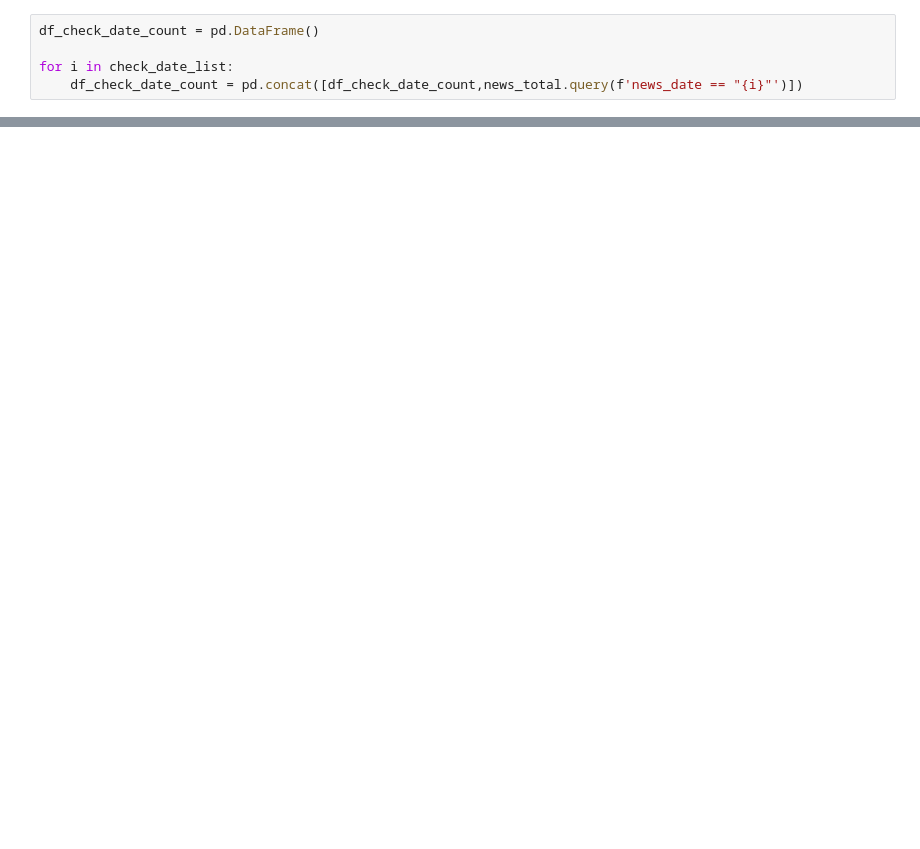
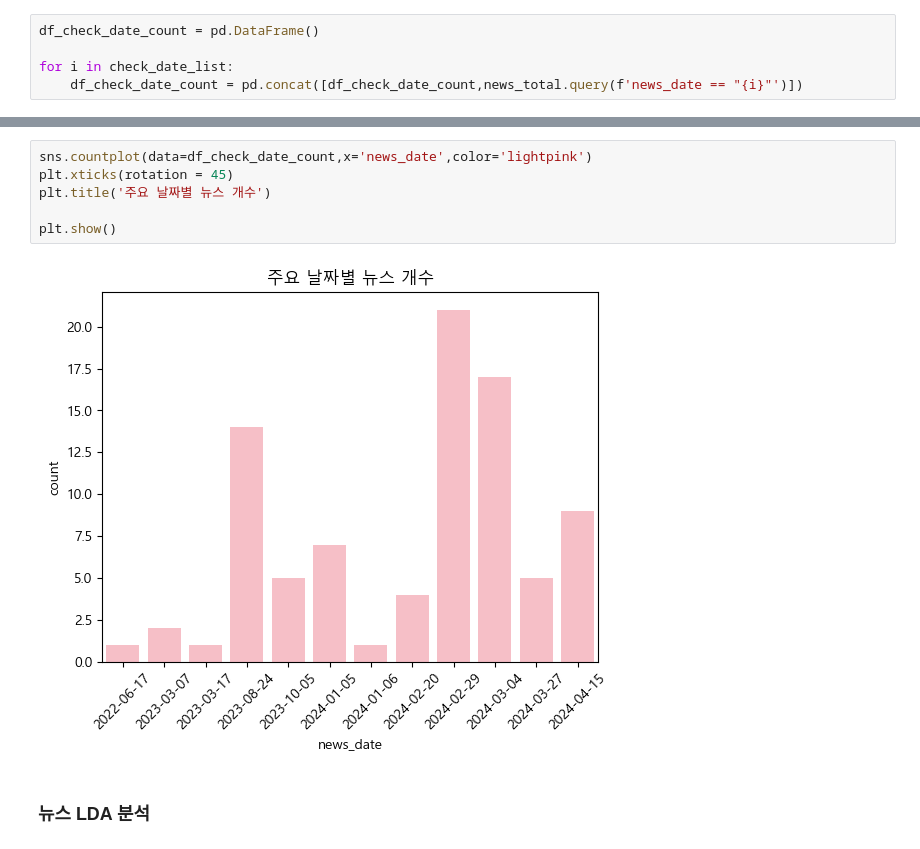
Before and after one commit to entangelk/poliris_news, a Jupyter notebook: docs/analysis/stock_analysis.ipynb, the cells around one changed output, grey strips where cells are left out. Saved outputs shown, nothing was run; the diff lists cells and outputs as text; blank space fills up the shorter version.

```diff
--- a/docs/analysis/stock_analysis.ipynb
+++ b/docs/analysis/stock_analysis.ipynb
@@ -223 +212,11 @@ Text(0.5, 1.0, '토큰 가격 상승률 10% 이상인 날짜')
 [figure]
+# %%
+sns.countplot(data=df_check_date_count,x='news_date',color='lightpink')
+plt.xticks(rotation = 45)
+plt.title('주요 날짜별 뉴스 개수')
+
+plt.show()
+# %% [output]
+[figure, added]
+# %% [markdown]
+### 뉴스 LDA 분석
```
Also changed, not shown: parts of 9 cells of this notebook.
